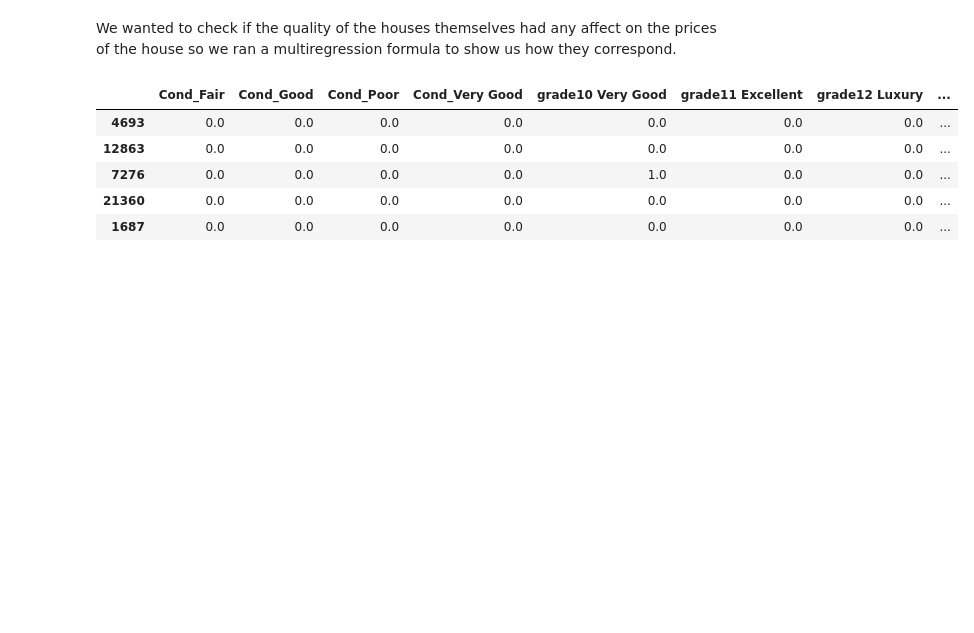
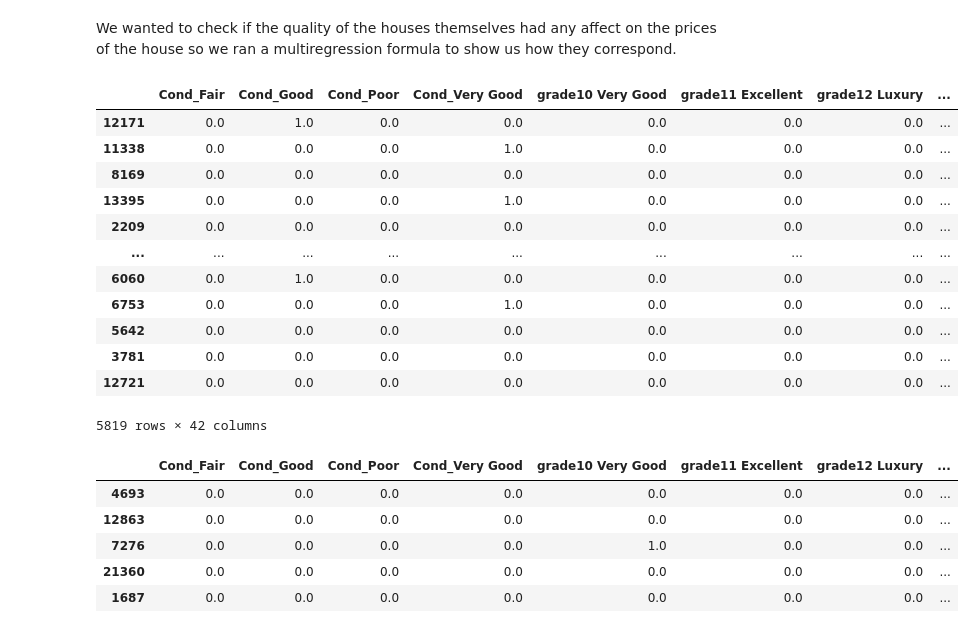
Before and after one commit to zpollats/p2_project_group4, a Jupyter notebook: KC_Housing_Final_Notebook.ipynb, the cells around one changed output. Saved outputs shown, nothing was run; the diff lists cells and outputs as text; code cells hidden in the pictures; blank space fills up the shorter version.

```diff
--- a/KC_Housing_Final_Notebook.ipynb
+++ b/KC_Housing_Final_Notebook.ipynb
@@ -715,6 +832,22 @@ We wanted to check if the quality of the houses themselves had any affect on the
 # %%
 # created a seperate variables just looking at categories that deal with quality of housing
 df_quality = seattle_final.drop(columns=['id', 'date', 'waterfront', 'View_EXCELLENT', 'View_FAIR', 'View_GOOD', 'View_NONE', 'bedrooms', 'bathrooms', 'sqft_living', 'sqft_lot', 'floors', 'sqft_basement','sqft_lot15', 'sqft_above', 'lat', 'long', 'sqft_living15', 'yr_built', 'zipcode'], axis=1)
+df_quality2 = pd.concat([df_quality, encoded_X_train_zip], axis=1)
+df_quality2
+# %% [output]
+|  | Cond_Fair | Cond_Good | Cond_Poor | Cond_Very Good | grade10 Very Good | grade11 Excellent | grade12 Luxury | ... |
+| 12171 | 0.0 | 1.0 | 0.0 | 0.0 | 0.0 | 0.0 | 0.0 | ... |
+| 11338 | 0.0 | 0.0 | 0.0 | 1.0 | 0.0 | 0.0 | 0.0 | ... |
+| 8169 | 0.0 | 0.0 | 0.0 | 0.0 | 0.0 | 0.0 | 0.0 | ... |
+| 13395 | 0.0 | 0.0 | 0.0 | 1.0 | 0.0 | 0.0 | 0.0 | ... |
+| 2209 | 0.0 | 0.0 | 0.0 | 0.0 | 0.0 | 0.0 | 0.0 | ... |
+| ... | ... | ... | ... | ... | ... | ... | ... | ... |
+| 6060 | 0.0 | 1.0 | 0.0 | 0.0 | 0.0 | 0.0 | 0.0 | ... |
+| 6753 | 0.0 | 0.0 | 0.0 | 1.0 | 0.0 | 0.0 | 0.0 | ... |
+| 5642 | 0.0 | 0.0 | 0.0 | 0.0 | 0.0 | 0.0 | 0.0 | ... |
+| 3781 | 0.0 | 0.0 | 0.0 | 0.0 | 0.0 | 0.0 | 0.0 | ... |
+| 12721 | 0.0 | 0.0 | 0.0 | 0.0 | 0.0 | 0.0 | 0.0 | ... |
+5819 rows × 42 columns
 # %%
 X_test_quality = X_test.drop(columns=['id', 'date', 'waterfront', 'View_EXCELLENT', 'View_FAIR', 'View_GOOD', 'View_NONE', 'bedrooms', 'bathrooms', 'sqft_living', 'sqft_lot', 'floors', 'sqft_basement','sqft_lot15', 'sqft_above', 'lat', 'long', 'sqft_living15', 'yr_built', 'zipcode'], axis=1)
 X_test_quality.head()
```
Also changed, not shown: parts of 31 cells of this notebook, 2 other files.
